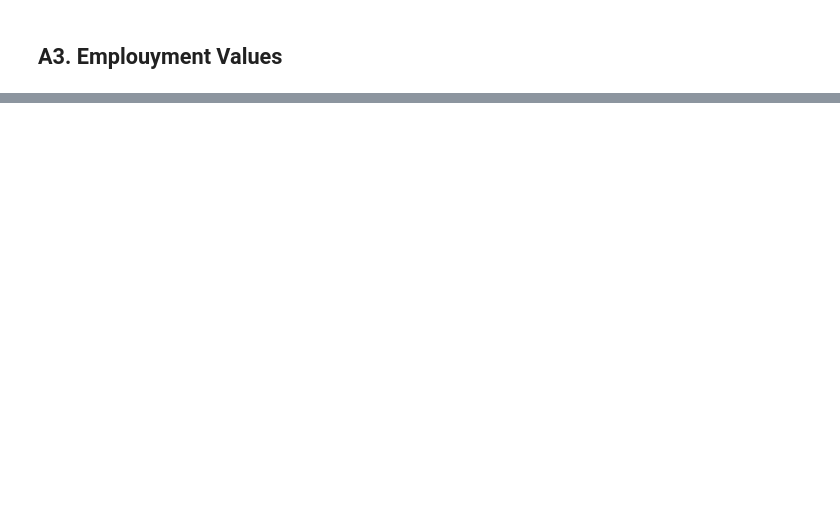
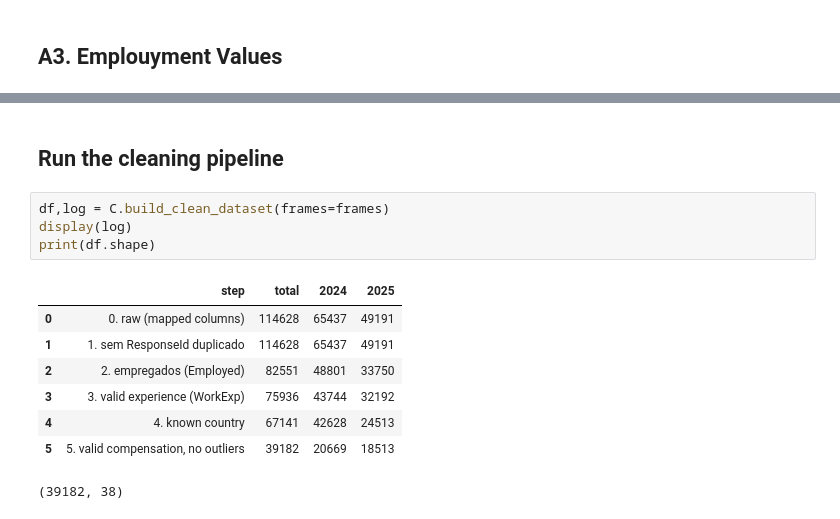
Before and after one commit to RodrigoMF545/Artificial-intelligence-and-the-labor-market, a Jupyter notebook: notebooks/cleaning.ipynb, the cells around one changed output, grey strips where cells are left out. Saved outputs shown, nothing was run; the diff lists cells and outputs as text; blank space fills up the shorter version.

```diff
--- a/notebooks/cleaning.ipynb
+++ b/notebooks/cleaning.ipynb
@@ -78,0 +170,15 @@ display(kept)
+# %% [markdown]
+## Run the cleaning pipeline
+# %%
+df,log = C.build_clean_dataset(frames=frames)
+display(log)
+print(df.shape)
+# %% [output]
+|  | step | total | 2024 | 2025 |
+| 0 | 0. raw (mapped columns) | 114628 | 65437 | 49191 |
+| 1 | 1. sem ResponseId duplicado | 114628 | 65437 | 49191 |
+| 2 | 2. empregados (Employed) | 82551 | 48801 | 33750 |
+| 3 | 3. valid experience (WorkExp) | 75936 | 43744 | 32192 |
+| 4 | 4. known country | 67141 | 42628 | 24513 |
+| 5 | 5. valid compensation, no outliers | 39182 | 20669 | 18513 |
+(39182, 38)
```
Also changed, not shown: parts of 23 cells of this notebook, 8 other files.
